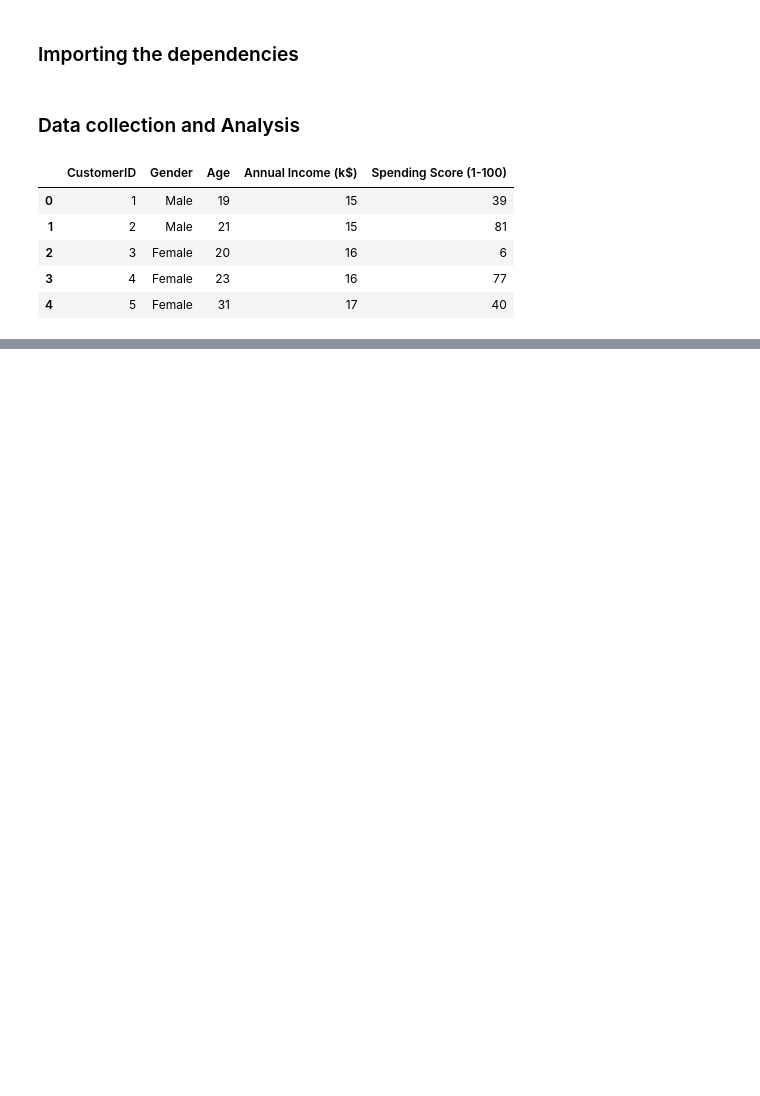
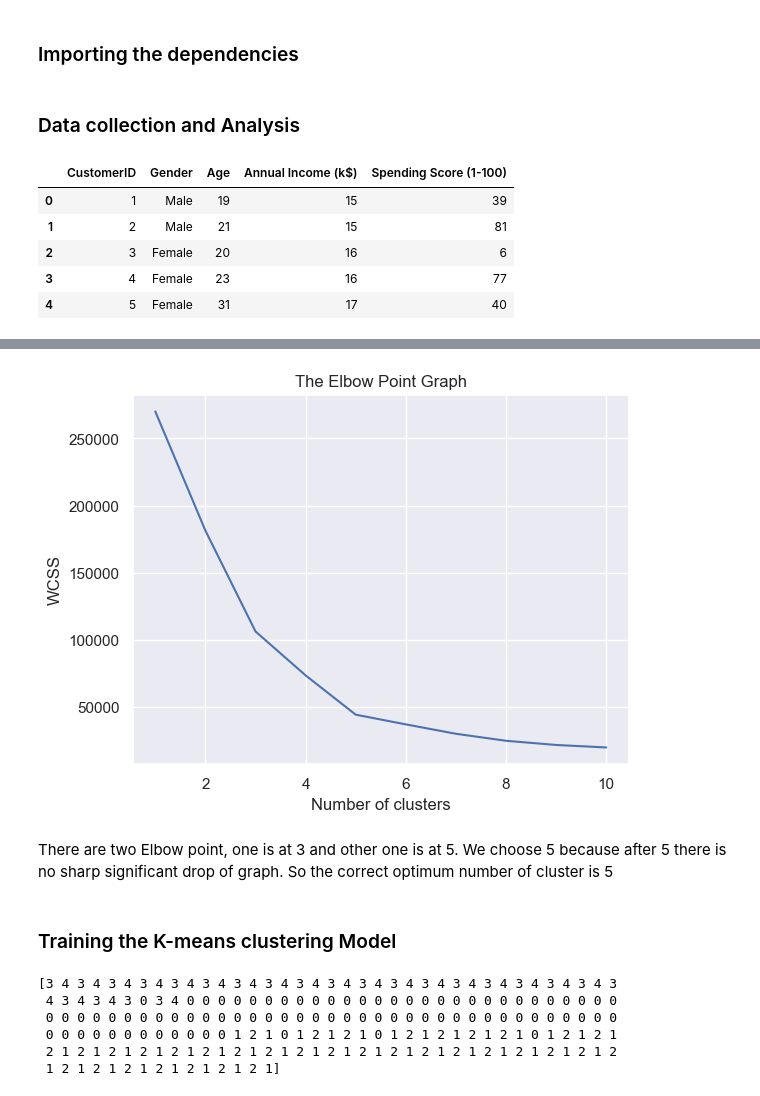
Before and after one commit to Kahkashan2708/Customer-segmentation-Kmeans, a Jupyter notebook: Untitled-1.ipynb, the cells around one changed output, grey strips where cells are left out. Saved outputs shown, nothing was run; the diff lists cells and outputs as text; code cells hidden in the pictures; blank space fills up the shorter version.

Commit message:
Trained the model

```diff
--- a/Untitled-1.ipynb
+++ b/Untitled-1.ipynb
@@ -24,0 +55,3 @@ df.head()
+# %%
+# taking the Annual Income and Spending Score for further anlysis
+X=df.iloc[:,[3,4]].values
@@ -24,0 +60,11 @@ df.head()
+# %%
+# WCSS -> Within cluster sum of squares
+# finding wcss value for different number of clusters
+
+wcss=[]
+
+for i in range(1,11):
+    kmeans=KMeans(n_clusters=i, init='k-means++',random_state=42)
+    kmeans.fit(X)
+
+    wcss.append(kmeans.inertia_)
@@ -24,0 +84,29 @@ df.head()
+# %%
+# plot an elbow graph
+
+sns.set()
+plt.plot(range(1,11),wcss)
+plt.title("The Elbow Point Graph")
+plt.xlabel("Number of clusters")
+plt.ylabel("WCSS")
+plt.show()
+# %% [output]
+[figure, added]
+# %% [markdown]
+There are two Elbow point, one is at 3 and other one is at 5.
+We choose 5 because after 5 there is no sharp significant drop of graph. So the correct optimum number of cluster is 5
+# %% [markdown]
+### Training the K-means clustering Model
+# %%
+kmeans=KMeans(n_clusters=5,init='k-means++',random_state=0)
+
+# return label for each data point based on their cluster
+Y=kmeans.fit_predict(X)
+print(Y)
+# %% [output]
+[3 4 3 4 3 4 3 4 3 4 3 4 3 4 3 4 3 4 3 4 3 4 3 4 3 4 3 4 3 4 3 4 3 4 3 4 3
+ 4 3 4 3 4 3 0 3 4 0 0 0 0 0 0 0 0 0 0 0 0 0 0 0 0 0 0 0 0 0 0 0 0 0 0 0 0
+ 0 0 0 0 0 0 0 0 0 0 0 0 0 0 0 0 0 0 0 0 0 0 0 0 0 0 0 0 0 0 0 0 0 0 0 0 0
+ 0 0 0 0 0 0 0 0 0 0 0 0 1 2 1 0 1 2 1 2 1 0 1 2 1 2 1 2 1 2 1 0 1 2 1 2 1
+ 2 1 2 1 2 1 2 1 2 1 2 1 2 1 2 1 2 1 2 1 2 1 2 1 2 1 2 1 2 1 2 1 2 1 2 1 2
+ 1 2 1 2 1 2 1 2 1 2 1 2 1 2 1]
```
Also changed, not shown: parts of 6 cells of this notebook.
